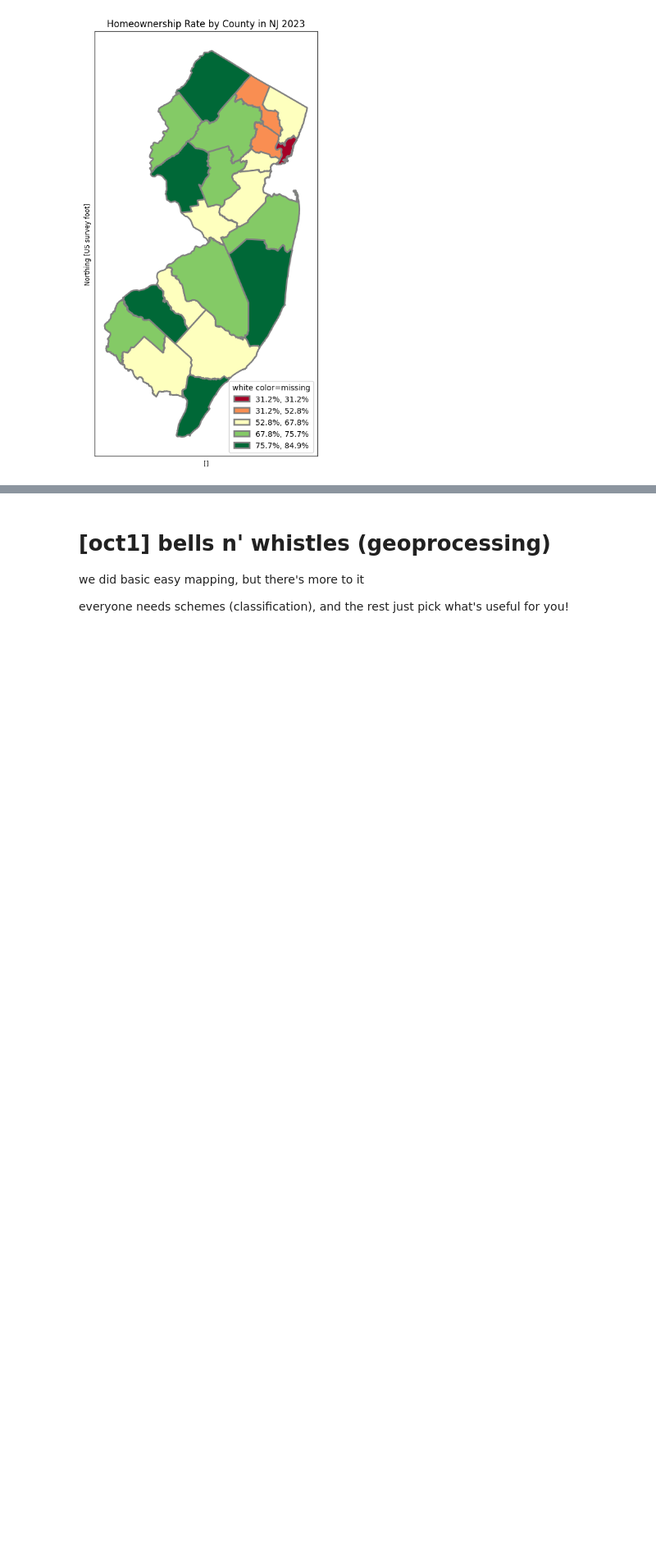
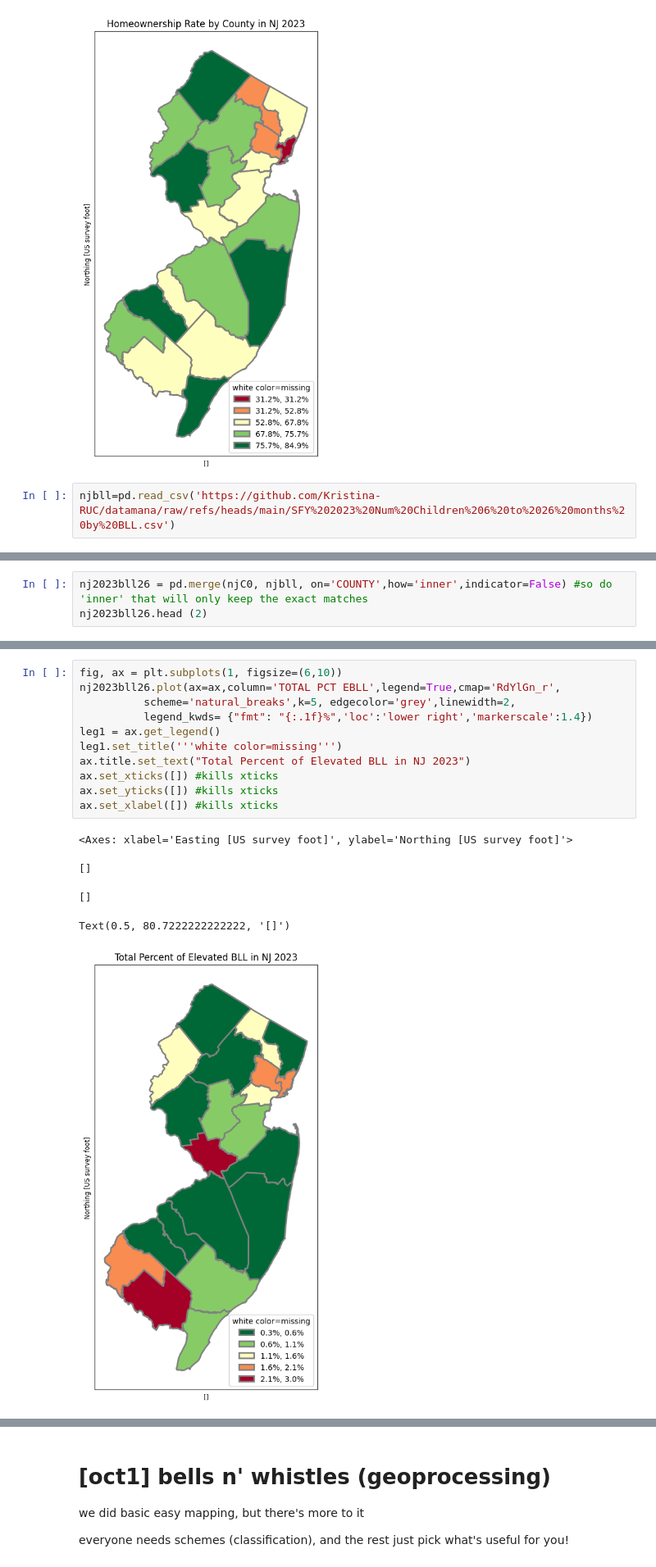
Before and after one commit to Kristina-RUC/datamana, a Jupyter notebook: map.ipynb, the cells around one changed output, grey strips where cells are left out. Shown at 82% size. Saved outputs shown, nothing was run; the diff lists cells and outputs as text; blank space fills up the shorter version.

```diff
--- a/map.ipynb
+++ b/map.ipynb
@@ -1299,3 +1299,5 @@ ax.set_xlabel([]) #kills xticks
 []
 Text(0.5, 80.7222222222222, '[]')
 [figure]
+# %%
+njbll=pd.read_csv('https://github.com/Kristina-RUC/datamana/raw/refs/heads/main/SFY%202023%20Num%20Children%206%20to%2026%20months%20by%20BLL.csv')
@@ -1301,0 +1311,3 @@ Text(0.5, 80.7222222222222, '[]')
+# %%
+nj2023bll26 = pd.merge(njC0, njbll, on='COUNTY',how='inner',indicator=False) #so do 'inner' that will only keep the exact matches
+nj2023bll26.head (2)
@@ -1301,0 +1319,17 @@ Text(0.5, 80.7222222222222, '[]')
+# %%
+fig, ax = plt.subplots(1, figsize=(6,10))
+nj2023bll26.plot(ax=ax,column='TOTAL PCT EBLL',legend=True,cmap='RdYlGn_r',
+          scheme='natural_breaks',k=5, edgecolor='grey',linewidth=2,
+          legend_kwds= {"fmt": "{:.1f}%",'loc':'lower right','markerscale':1.4})
+leg1 = ax.get_legend()
+leg1.set_title('''white color=missing''')
+ax.title.set_text("Total Percent of Elevated BLL in NJ 2023")
+ax.set_xticks([]) #kills xticks
+ax.set_yticks([]) #kills xticks
+ax.set_xlabel([]) #kills xticks
+# %% [output]
+<Axes: xlabel='Easting [US survey foot]', ylabel='Northing [US survey foot]'>
+[]
+[]
+Text(0.5, 80.7222222222222, '[]')
+[figure, added]
```
Also changed, not shown: parts of 7 cells of this notebook.
